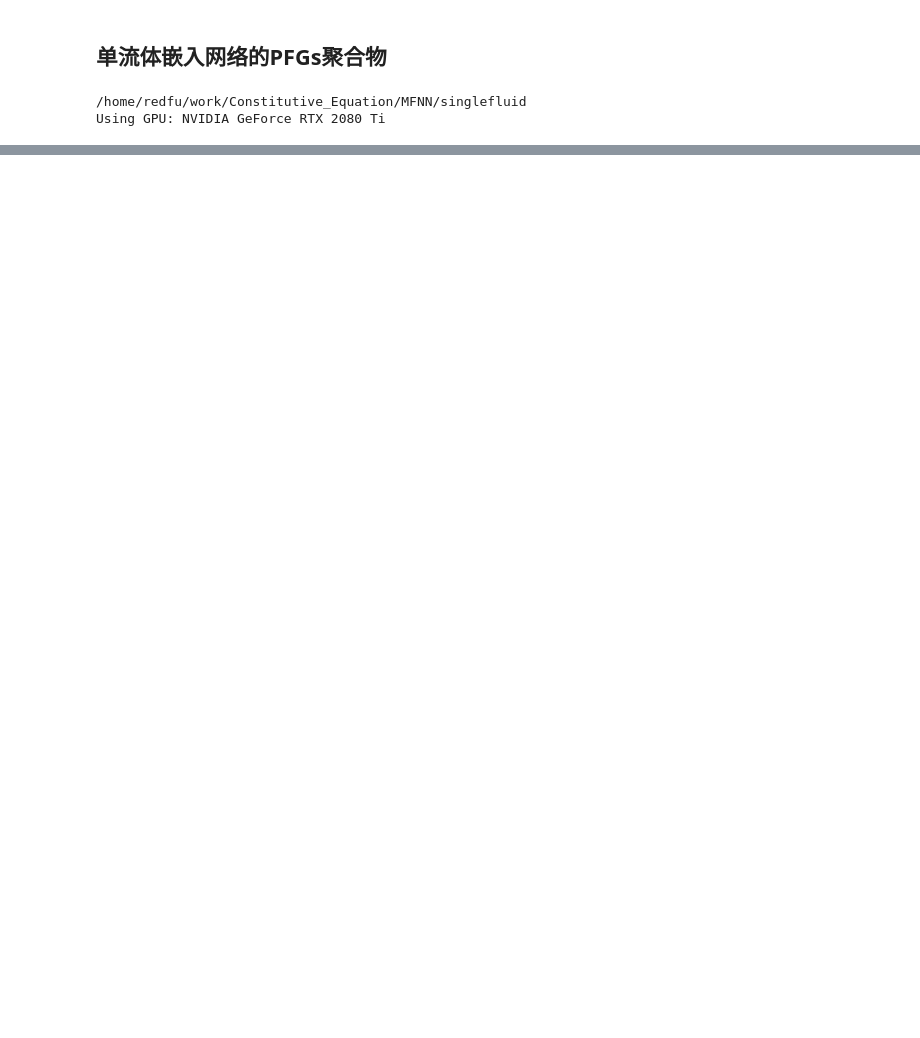
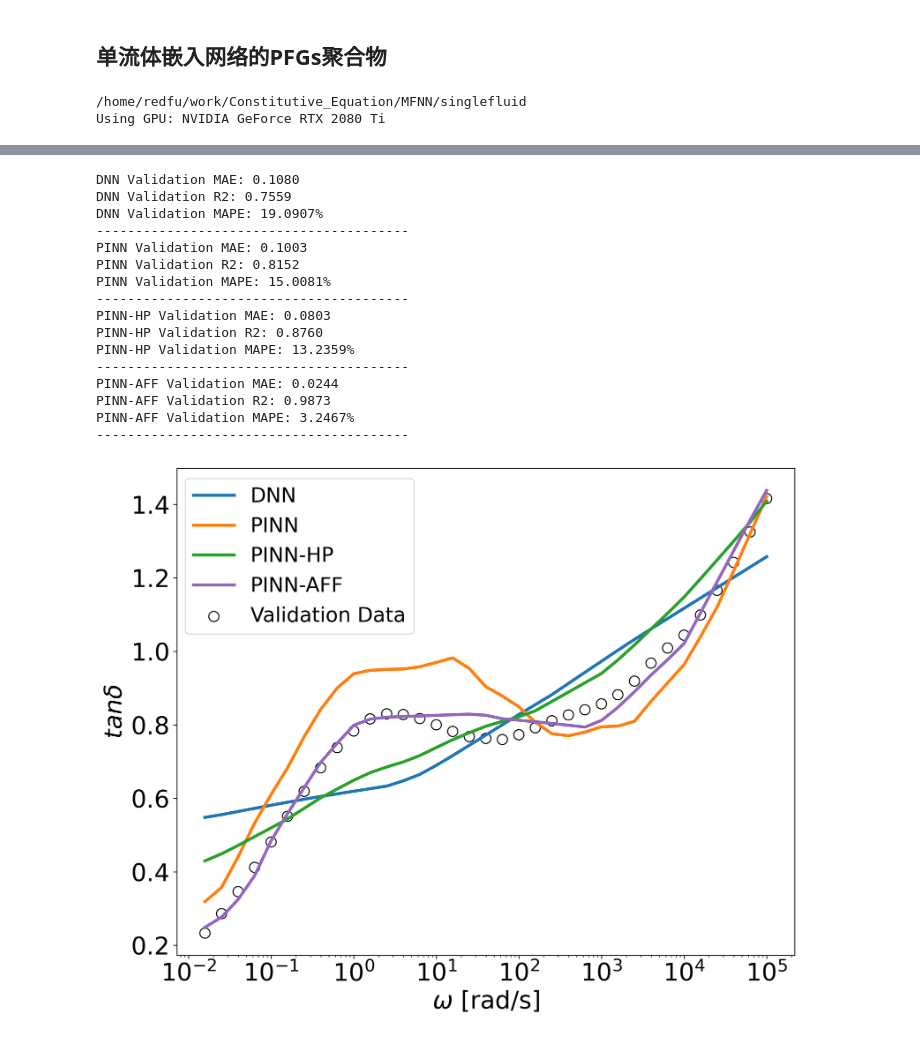
Before and after one commit to xiaolihuamao/Constitutive_Equation, a Jupyter notebook: MFNN/singlefluid/MFNN_com_PFGs.ipynb, the cells around one changed output, grey strips where cells are left out. Saved outputs shown, nothing was run; the diff lists cells and outputs as text; code cells hidden in the pictures; blank space fills up the shorter version.

```diff
--- a/MFNN/singlefluid/MFNN_com_PFGs.ipynb
+++ b/MFNN/singlefluid/MFNN_com_PFGs.ipynb
@@ -465,0 +468,78 @@ torch.save(model_HF_nl,'model/mdoel_nl_pinn_pfgs')
+# %%
+# 设置绘图样式
+plt.rc('font', size=18)
+plt.rc('axes', titlesize=18)
+plt.rc('axes', labelsize=18)
+plt.rc('xtick', labelsize=18)
+plt.rc('ytick', labelsize=18)
+plt.rc('legend', fontsize=18)
+plt.rc('figure', titlesize=18)
+
+# 加载模型
+model_dnn = [torch.load('model/PFGs/model_l_dnn_pfgs'), torch.load('model/PFGs/model_nl_dnn_pfgs')]
+model_pinn = [torch.load('model/PFGs/model_l_pinn_pfgs'), torch.load('model/PFGs/model_nl_pinn_pfgs')]
+model_hadamard = [torch.load('model/PFGs/model_l_Hadamard_pfgs'), torch.load('model/PFGs/model_nl_Hadamard_pfgs')]
+model_AFF = [torch.load('model/PFGs/model_l_AFF_pfgs'), torch.load('model/PFGs/model_nl_AFF_pfgs')]
+
+# 将模型设置为评估模式
+for model in [model_dnn, model_pinn, model_hadamard, model_AFF]:
+    model[0].eval()
+    model[1].eval()
+
+# 创建图表
+fig, ax = plt.subplots(figsize=(10, 8), dpi=300)
+
+# 定义模型名称和颜色
+model_names = ['DNN', 'PINN', 'PINN-HP', 'PINN-AFF']
+model_colors = ['tab:blue', 'tab:orange', 'tab:green', 'tab:purple']
+
+# 对验证集进行预测并绘制
+for model, name, color in zip([model_dnn, model_pinn, model_hadamard, model_AFF], model_names, model_colors):
+    # 模型预测
+    y_MF_valid = model[1](X_data_valid) + model[0](X_data_valid)
+    y_MF_valid_denorm = y_scaler.inverse_transform(y_MF_valid.detach().cpu().numpy())
+
+    # 绘制验证集的拟合曲线
+    ax.plot(10**X_valid[:, 0], y_MF_valid_denorm, color=color, label=f'{name}', linewidth=3)  # 设置曲线宽度
+
+    # 计算验证集的 MAE、R2 和 MAPE
+    mae_valid = mean_absolute_error(y1_valid_denorm, y_MF_valid_denorm)
+    r2_valid = r2_score(y1_valid_denorm, y_MF_valid_denorm)
+    mape_valid = np.mean(np.abs((y1_valid_denorm - y_MF_valid_denorm) / y1_valid_denorm)) * 100
+
+    # 打印验证集的指标
+    print(f"{name} Validation MAE: {mae_valid:.4f}")
+    print(f"{name} Validation R2: {r2_valid:.4f}")
+    print(f"{name} Validation MAPE: {mape_valid:.4f}%")
+    print("-" * 40)
+
+# 绘制验证集的真实值（空心圆）
+y1_valid_denorm = y_scaler.inverse_transform(y_data_valid.cpu().numpy())
+ax.scatter(10**X_valid[:, 0], y1_valid_denorm, color='black', marker='o', facecolors='none', s=100, label='Validation Data')  # 设置点图大小
+
+# 设置图表属性
+ax.set_xscale('log')
+ax.set_ylabel('$tan\delta$', fontsize=24)  # 设置纵坐标名称字体大小
+ax.set_xlabel('$\omega$ $\mathrm{[rad/s]}$', fontsize=24)  # 设置横坐标名称字体大小
+ax.tick_params(axis='both', which='major', labelsize=24)  # 设置横纵坐标刻度字体大小
+ax.legend(loc='upper right', bbox_to_anchor=(0.4, 1), fontsize=20)  # 设置图例位置和大小
+plt.tight_layout()
+plt.show()
+# %% [output]
+DNN Validation MAE: 0.1080
+DNN Validation R2: 0.7559
+DNN Validation MAPE: 19.0907%
+----------------------------------------
+PINN Validation MAE: 0.1003
+PINN Validation R2: 0.8152
+PINN Validation MAPE: 15.0081%
+----------------------------------------
+PINN-HP Validation MAE: 0.0803
+PINN-HP Validation R2: 0.8760
+PINN-HP Validation MAPE: 13.2359%
+----------------------------------------
+PINN-AFF Validation MAE: 0.0244
+PINN-AFF Validation R2: 0.9873
+PINN-AFF Validation MAPE: 3.2467%
+----------------------------------------
+[figure, added]
```
Also changed, not shown: parts of 8 cells of this notebook, 24 other files.
